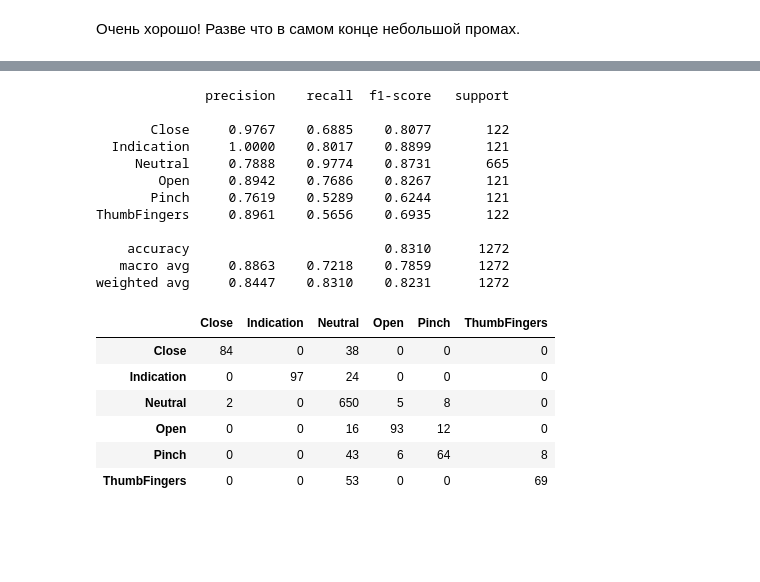
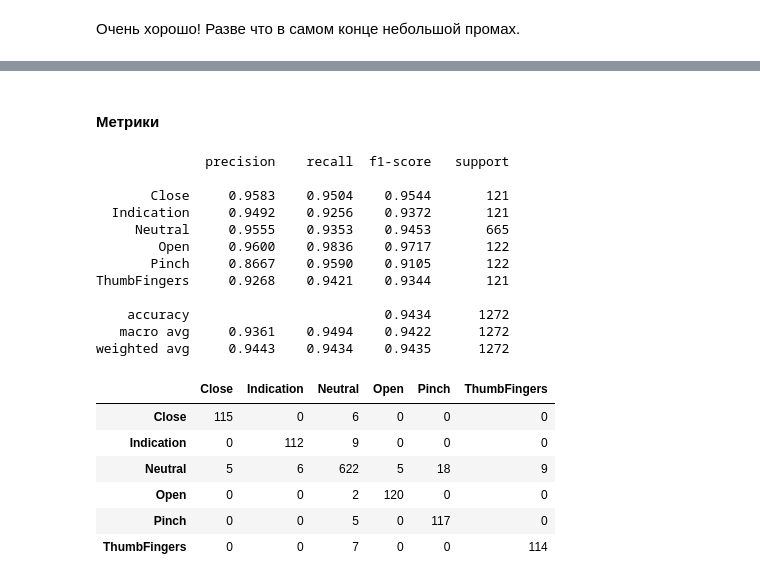
Before and after one commit to khav-i/Work-with-OMG-sensors-data, a Jupyter notebook: work_with_three_sets.ipynb, the cells around one changed output, grey strips where cells are left out. Cells and saved outputs as stored; diff of their text form; code cells hidden in the pictures; blank space fills up the shorter version.

```diff
--- a/work_with_three_sets.ipynb
+++ b/work_with_three_sets.ipynb
@@ -3223,11 +3278,12 @@ x_previous = None
 # %%
-TIMEOUT = 0.2
-DEBUG = False
-
+TIMEOUT = 0.033
+LENGTH = 3
 i = 0
 ts_old = time.time()
 ts_diff = 0;
 
+ts_diffs = []
+x_previous = None
 y_previous = None
 y_dct = {
     'omg_sample':[],
@@ -3245,11 +3301,9 @@ while True:
     try:
         # [Sim data]
         if i < len(df_sim):
-            sample = df_sim.values[i]
+            omg_sample = df_sim[i]
         else:
             break
-        # [/Sim data]
-        [[ts, cycle_ts], omg_sample] = np.array_split(sample, [2])
 
     except Exception as e:
         print(e)
@@ -3257,11 +3311,11 @@ while True:
     # [/Data Reading]
 
     # [Data preprocessing]
-    sample_preprocessed, x_previous = preprocessing(omg_sample, x_previous)
+    sample_preprocessed, x_previous = preprocessing(omg_sample, x_previous, set_number=SET_N)
     # [/Data preprocessing]
 
     # [Inference]
-    y_predicted = inference(sample_preprocessed)
+    y_predicted = inference(sample_preprocessed, model=MODEL)
     # [/Inference]
 
     # [Inference Postprocessing]
@@ -3284,22 +3338,6 @@ while True:
     y_dct['y_commands'].append(y_commands)
     # [/Data logging]
 
-    # y_previous = y_postprocessed
-
-    if DEBUG:
-        clear_output(wait=True)
-
-        # sanity check: Sizes of SAMPLE=52, OMG=50
-        print(f'SAMPLE SIZE: {len(sample)}, OMG: {len(omg_sample)}')
-        # print('INPUT:\n', s)
-        print('SAMPLE:\n', sample)
-
-        # sanity check: Sizes of SAMPLE=65, OMG=50
-        print(f'SAMPLE SIZE: {len(sample)}, OMG: {len(omg_sample)}')
-        print(f'TS: {ts}, CYCLE TS: {cycle_ts}')
-        print(y_postprocessed)
-        print(y_commands)
-
     ts_diff = time.time() - ts_start
     assert(ts_diff<TIMEOUT), f'Calculation cycle takes more than TIMEOUT, halting...\n{ts_diff}'
     ts_old = ts_start
@@ -3316,5 +3345,0 @@ pd.Series(ts_diffs).plot();
-# %%
-for key, val in y_dct.items():
-    # print(f"len({key}) = {len(y_dct[key])}")
-    y_dct[key] = np.stack(val)
-    print(f"{key}.shape = {y_dct[key].shape}")
@@ -3343,44 +3400,46 @@ plt.tight_layout()
+# %% [markdown]
+#### Метрики
 # %%
 print(metrics.classification_report(
-    target, y_dct['y_postprocessed'],
+    TARGET, y_dct['y_postprocessed'],
     target_names=GESTURES, digits=4,
     zero_division=0
 ))
 
 # создаём таблицу сопряжённости
-ct = pd.crosstab(y_valid, np.array(y_dct['y_postprocessed']).reshape(-1))
+ct = pd.crosstab(TARGET, np.array(y_dct['y_postprocessed']).reshape(-1))
 if not list(ct.index) == list(ct.columns):
     set1, set2 = set(ct.index), set(ct.columns)
     diff = set1.difference(set2)
     if len(diff) == 1:
         specific_index = list(ct.index).index(list(diff)[0])
         new_column_name = str(diff)
         ct.insert(specific_index, new_column_name, 0)
         # определяем название активностей
         ct.index = ct.columns = GESTURES
         display(ct)
     else:
         print('Более чем один жест моделью не распознается!')
 else:
     ct.index = ct.columns = GESTURES
     display(ct)
 # %% [output]
               precision    recall  f1-score   support
 
-       Close     0.9767    0.6885    0.8077       122
-  Indication     1.0000    0.8017    0.8899       121
-     Neutral     0.7888    0.9774    0.8731       665
-        Open     0.8942    0.7686    0.8267       121
-       Pinch     0.7619    0.5289    0.6244       121
-ThumbFingers     0.8961    0.5656    0.6935       122
+       Close     0.9583    0.9504    0.9544       121
+  Indication     0.9492    0.9256    0.9372       121
+     Neutral     0.9555    0.9353    0.9453       665
+        Open     0.9600    0.9836    0.9717       122
+       Pinch     0.8667    0.9590    0.9105       122
+ThumbFingers     0.9268    0.9421    0.9344       121
 
-    accuracy                         0.8310      1272
-   macro avg     0.8863    0.7218    0.7859      1272
-weighted avg     0.8447    0.8310    0.8231      1272
+    accuracy                         0.9434      1272
+   macro avg     0.9361    0.9494    0.9422      1272
+weighted avg     0.9443    0.9434    0.9435      1272
 |  | Close | Indication | Neutral | Open | Pinch | ThumbFingers |
-| Close | 84 | 0 | 38 | 0 | 0 | 0 |
-| Indication | 0 | 97 | 24 | 0 | 0 | 0 |
-| Neutral | 2 | 0 | 650 | 5 | 8 | 0 |
-| Open | 0 | 0 | 16 | 93 | 12 | 0 |
-| Pinch | 0 | 0 | 43 | 6 | 64 | 8 |
-| ThumbFingers | 0 | 0 | 53 | 0 | 0 | 69 |
+| Close | 115 | 0 | 6 | 0 | 0 | 0 |
+| Indication | 0 | 112 | 9 | 0 | 0 | 0 |
+| Neutral | 5 | 6 | 622 | 5 | 18 | 9 |
+| Open | 0 | 0 | 2 | 120 | 0 | 0 |
+| Pinch | 0 | 0 | 5 | 0 | 117 | 0 |
+| ThumbFingers | 0 | 0 | 7 | 0 | 0 | 114 |
```
Also changed, not shown: parts of 28 cells of this notebook.
